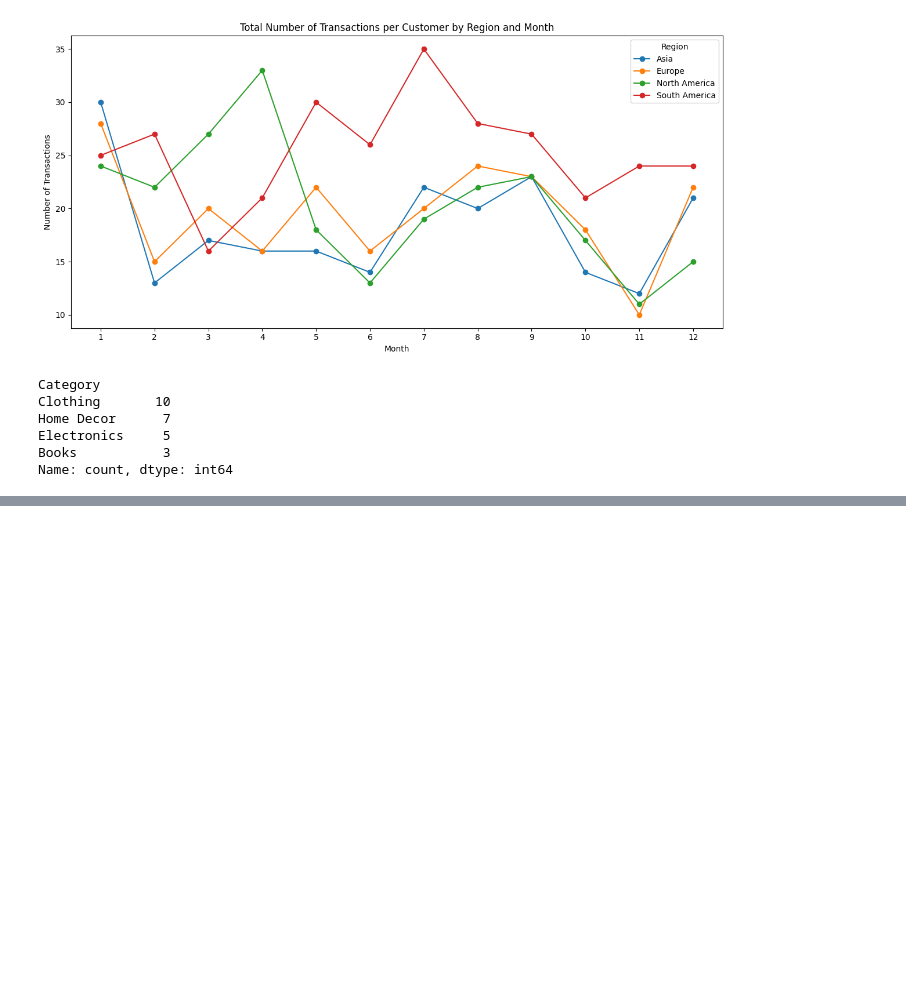
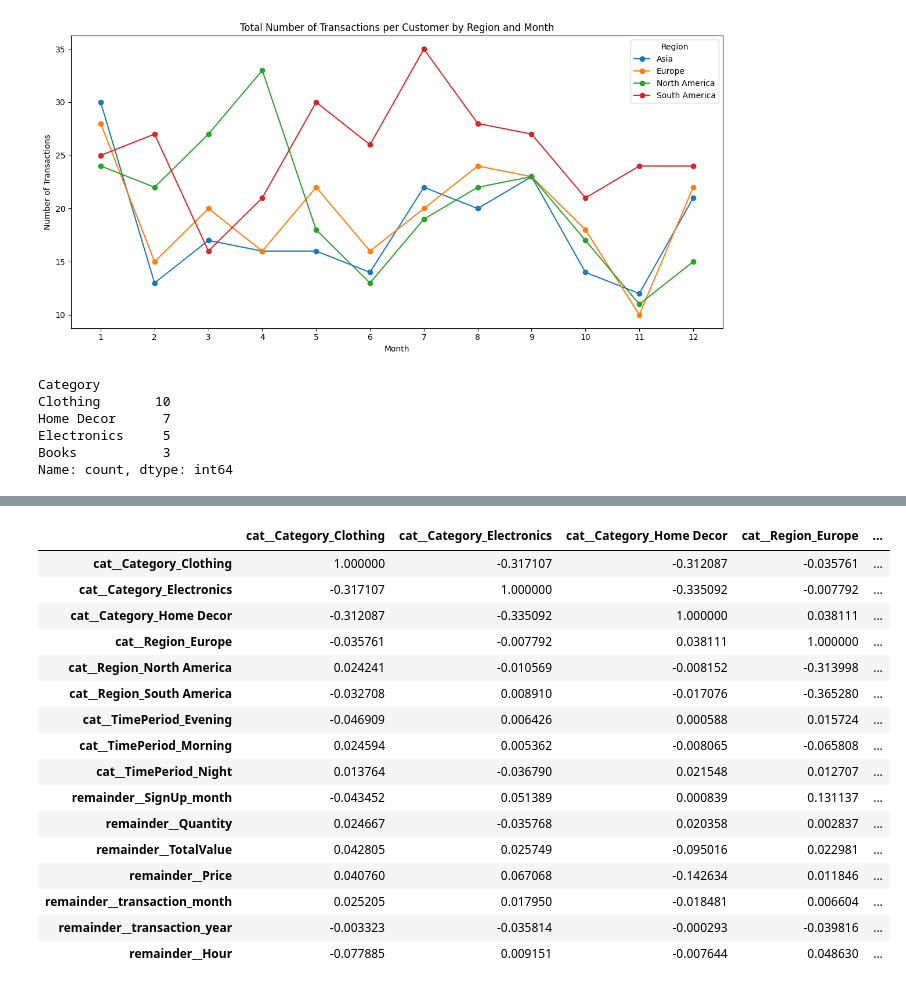
Before and after one commit to Guru20154/eCommerce-Transactions-Dataset-Analysis, a Jupyter notebook: Gurkanwal_Singh_EDA.ipynb, the cells around one changed output, grey strips where cells are left out. Saved outputs shown, nothing was run; the diff lists cells and outputs as text; code cells hidden in the pictures; blank space fills up the shorter version.

```diff
--- a/Gurkanwal_Singh_EDA.ipynb
+++ b/Gurkanwal_Singh_EDA.ipynb
@@ -463,0 +630,20 @@ final_csv
+# %%
+encoded_df.corr()
+# %% [output]
+|  | cat__Category_Clothing | cat__Category_Electronics | cat__Category_Home Decor | cat__Region_Europe | ... |
+| cat__Category_Clothing | 1.000000 | -0.317107 | -0.312087 | -0.035761 | ... |
+| cat__Category_Electronics | -0.317107 | 1.000000 | -0.335092 | -0.007792 | ... |
+| cat__Category_Home Decor | -0.312087 | -0.335092 | 1.000000 | 0.038111 | ... |
+| cat__Region_Europe | -0.035761 | -0.007792 | 0.038111 | 1.000000 | ... |
+| cat__Region_North America | 0.024241 | -0.010569 | -0.008152 | -0.313998 | ... |
+| cat__Region_South America | -0.032708 | 0.008910 | -0.017076 | -0.365280 | ... |
+| cat__TimePeriod_Evening | -0.046909 | 0.006426 | 0.000588 | 0.015724 | ... |
+| cat__TimePeriod_Morning | 0.024594 | 0.005362 | -0.008065 | -0.065808 | ... |
+| cat__TimePeriod_Night | 0.013764 | -0.036790 | 0.021548 | 0.012707 | ... |
+| remainder__SignUp_month | -0.043452 | 0.051389 | 0.000839 | 0.131137 | ... |
+| remainder__Quantity | 0.024667 | -0.035768 | 0.020358 | 0.002837 | ... |
+| remainder__TotalValue | 0.042805 | 0.025749 | -0.095016 | 0.022981 | ... |
+| remainder__Price | 0.040760 | 0.067068 | -0.142634 | 0.011846 | ... |
+| remainder__transaction_month | 0.025205 | 0.017950 | -0.018481 | 0.006604 | ... |
+| remainder__transaction_year | -0.003323 | -0.035814 | -0.000293 | -0.039816 | ... |
+| remainder__Hour | -0.077885 | 0.009151 | -0.007644 | 0.048630 | ... |
```
Also changed, not shown: parts of 19 cells of this notebook.
